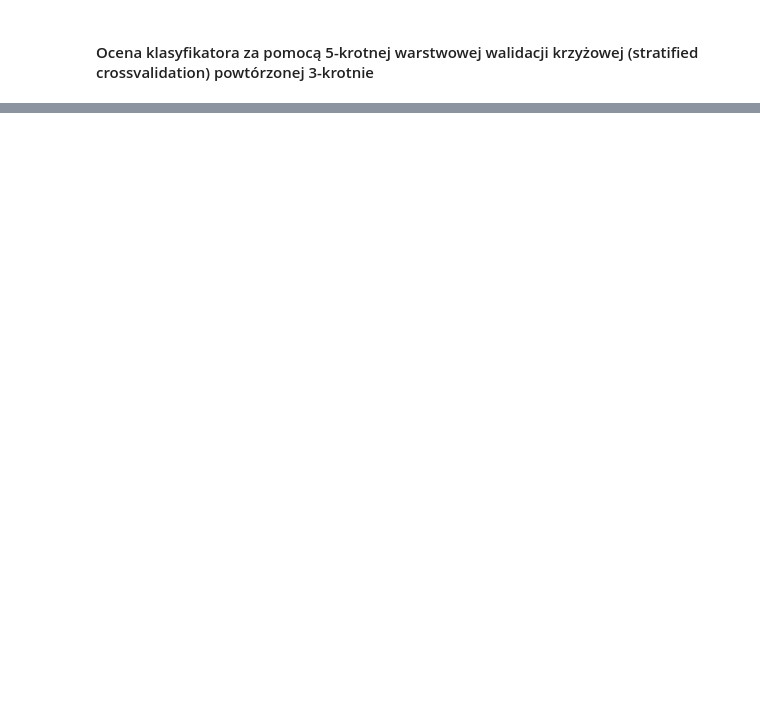
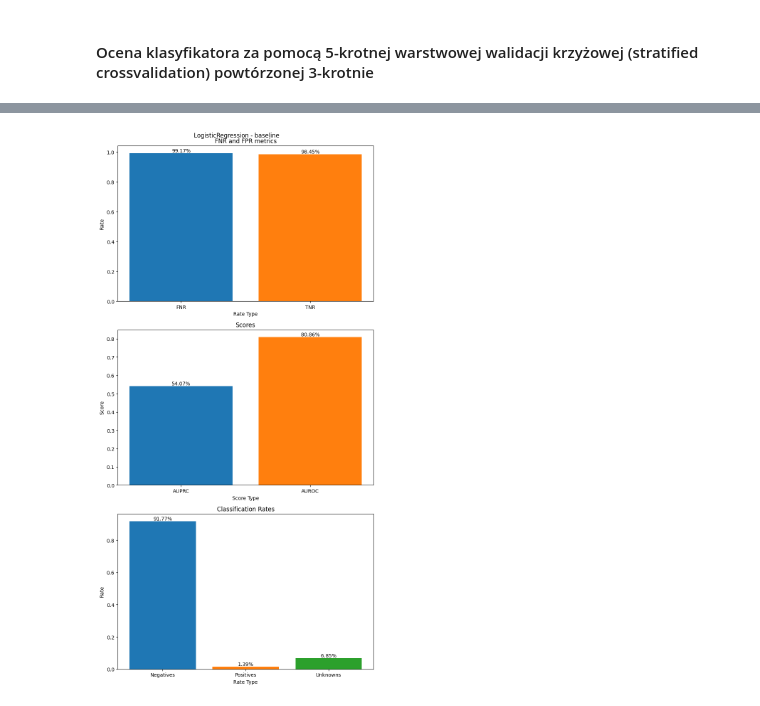
Before and after one commit to Mimikkk/2024-siwb, a Jupyter notebook: project-1/sp_retro_analysis.ipynb, the cells around one changed output, grey strips where cells are left out. Saved outputs shown, nothing was run; the diff lists cells and outputs as text; code cells hidden in the pictures; blank space fills up the shorter version.

Commit message:
Add metrics and plots

```diff
--- a/project-1/sp_retro_analysis.ipynb
+++ b/project-1/sp_retro_analysis.ipynb
@@ -198,0 +177,12 @@ Please also refer to the documentation for alternative solver options:
+# %%
+from imblearn.pipeline import Pipeline
+from sklearn.impute import SimpleImputer, KNNImputer
+
+clf = LogisticRegression(random_state=SEED)
+clf2 = Pipeline([("imputer", SimpleImputer()), ("clf", LogisticRegression(max_iter=10000))])
+results = run_classifier(clf2, seed=SEED, n_splits=N_SPLITS, n_repeats=N_REPEATS)
+
+df = pd.DataFrame(results).mean()
+print(df.head())
+plot(df, "LogisticRegression - baseline")
+# %% [output]
@@ -198,0 +206 @@ Please also refer to the documentation for alternative solver options:
+[figure, added]
```
Also changed, not shown: parts of 7 cells of this notebook.
